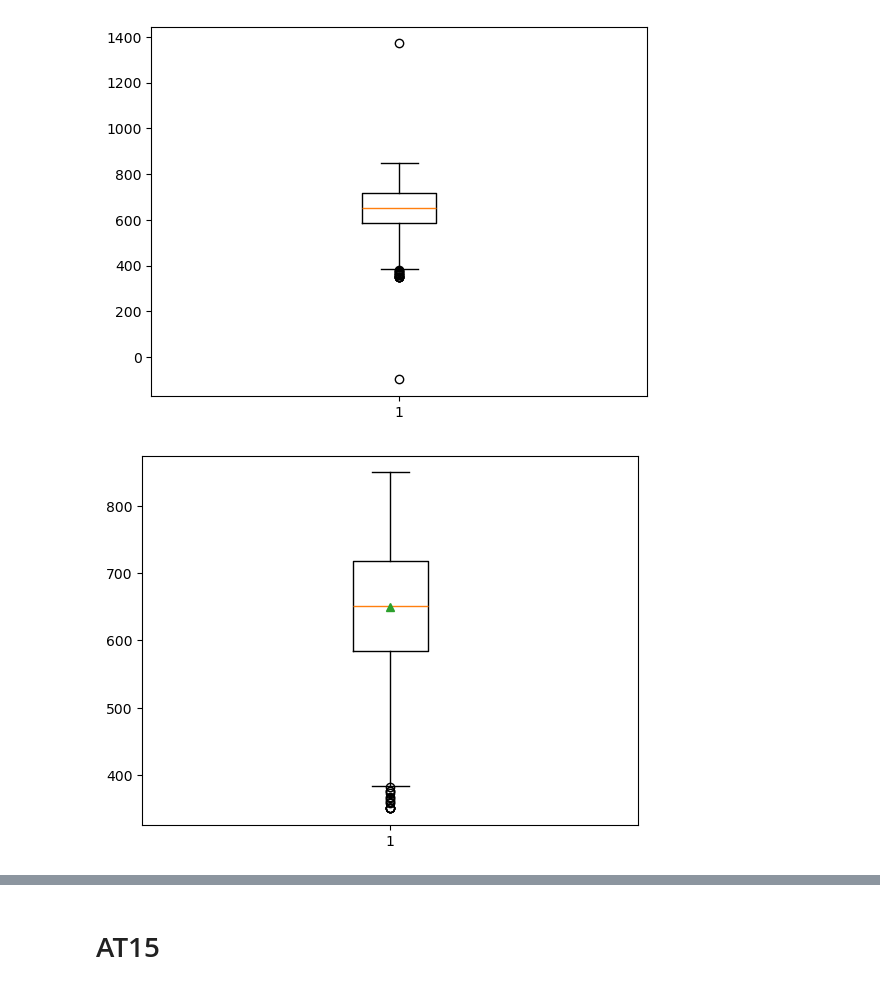
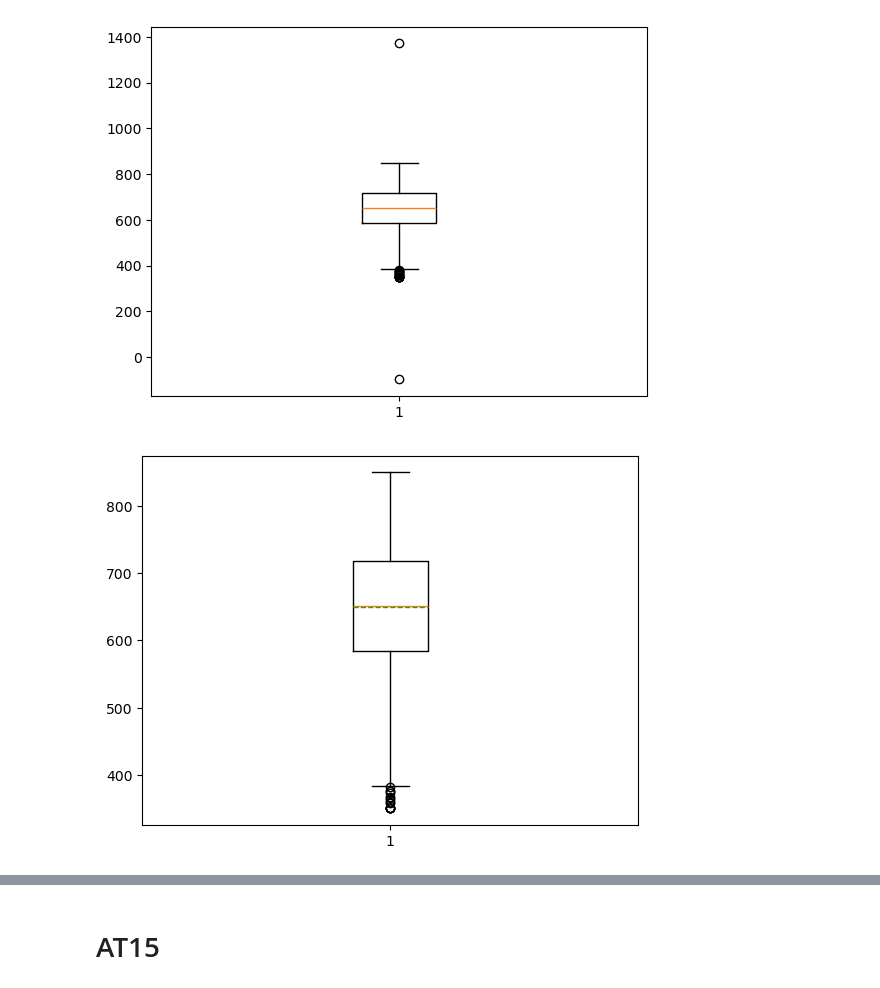
Before and after one commit to holleyj/data_attrition, a Jupyter notebook: code_sprint1.ipynb, the cells around one changed output, grey strips where cells are left out. Drawn from its saved outputs; the diff is of its cells as text; code cells hidden in the pictures.

```diff
--- a/code_sprint1.ipynb
+++ b/code_sprint1.ipynb
@@ -34,12 +35,12 @@ plt.show()
 # %%
 median = df["credit_score"].median()
 
 df.loc[df["credit_score"] < 0, "credit_score"] = median
 df.loc[df["credit_score"] > 1000, "credit_score"] = median
 
 df
 
-plt.boxplot(df["credit_score"], showmeans=True)
+plt.boxplot(df["credit_score"], showmeans=True, meanline=True)
 plt.show()
 # %% [output]
-[figure, old version]
+[figure, new version]
```
Also changed, not shown: parts of 13 cells of this notebook.
